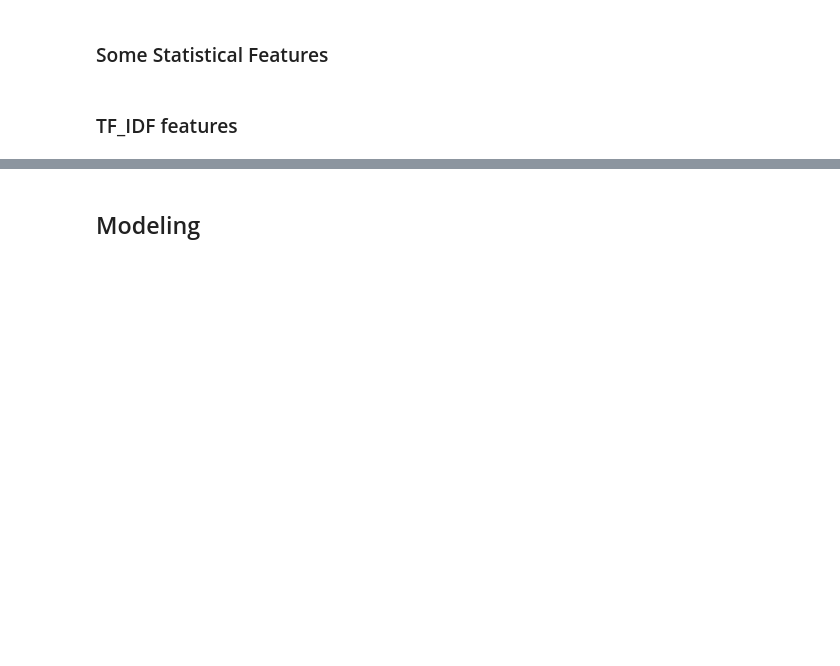
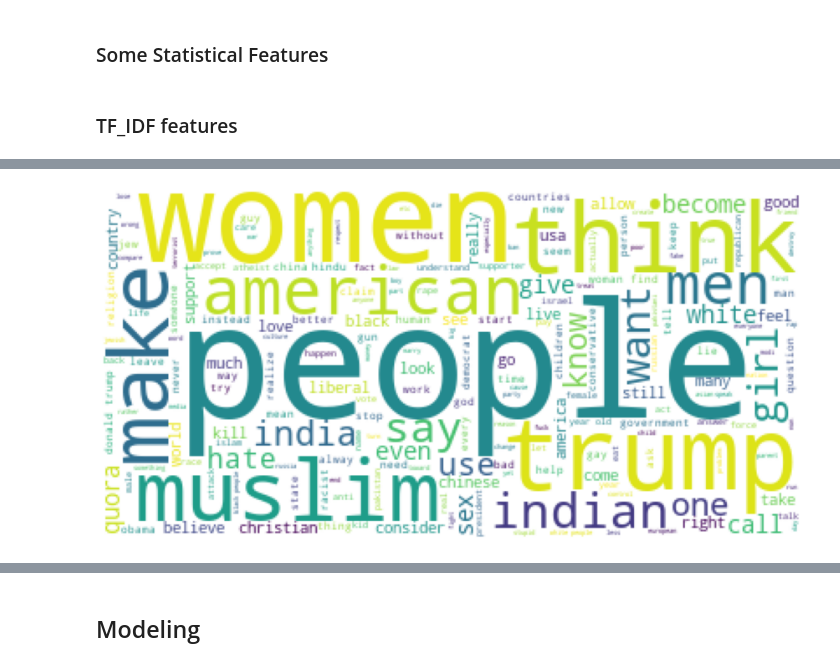
Before and after one commit to chgantBilly/DS5500_project2_Quora, a Jupyter notebook: notebook/NaiveBayes.ipynb, the cells around one changed output, grey strips where cells are left out. Saved outputs shown, nothing was run; the diff lists cells and outputs as text; code cells hidden in the pictures; blank space fills up the shorter version.

```diff
--- a/notebook/NaiveBayes.ipynb
+++ b/notebook/NaiveBayes.ipynb
@@ -82,0 +155,37 @@ X_test = hstack((X_test_tfidf,X_test_stat_feature))
+# %%
+# lower
+def lower_text(s:str)->str:
+    return s.lower()
+
+# remove punctuation and number
+def remove_punctuation(s:str)->str:
+    return s.replace('[^\w\s0-9]','')
+
+# remove stopwords
+def remove_stopword(s:str)->str:
+    return " ".join(w for w in s.split() if w not in stop_words and len(w)>2)
+
+# stemming
+from nltk.stem import SnowballStemmer
+ss=SnowballStemmer('english')
+def stemming(s:str)->str:
+    try:
+        return " ".join(ss.stem(x) for x in s.split())
+    except:
+        return ""
+
+# lemmatisation
+from nltk.stem import WordNetLemmatizer
+wl = WordNetLemmatizer()
+def lemmatisation(s:str)->str:
+    try:
+        return " ".join(wl.lemmatize(w,'v') for w in s.split())
+    except:
+        return ""
+# %%
+eda_df['question_text'] = eda_df['question_text'] \
+                    .apply(lower_text) \
+                    .apply(remove_punctuation) \
+                    .apply(remove_stopword) \
+                    .apply(lemmatisation)
+#                     .apply(stemming) \
@@ -82,0 +215,9 @@ X_test = hstack((X_test_tfidf,X_test_stat_feature))
+# %%
+wc=WordCloud(background_color='white')
+wc.generate("".join(eda_df[eda_df.target==1].question_text))
+plt.figure(1,figsize=(15,15))
+plt.axis('off')
+plt.imshow(wc)
+plt.show()
+# %% [output]
+[figure, added]
```
Also changed, not shown: parts of 10 cells of this notebook.
